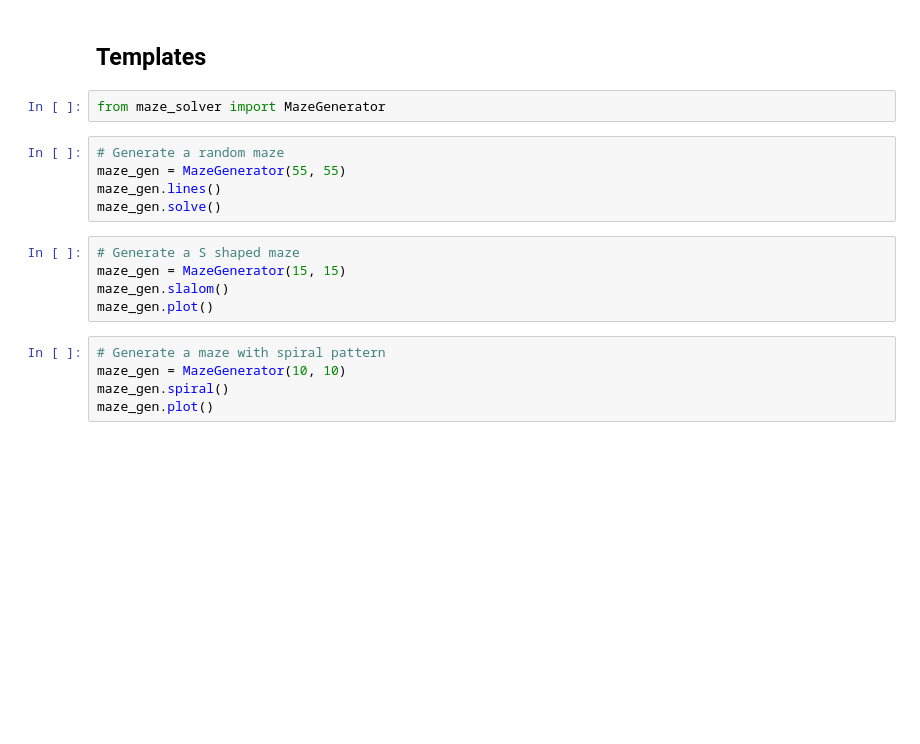
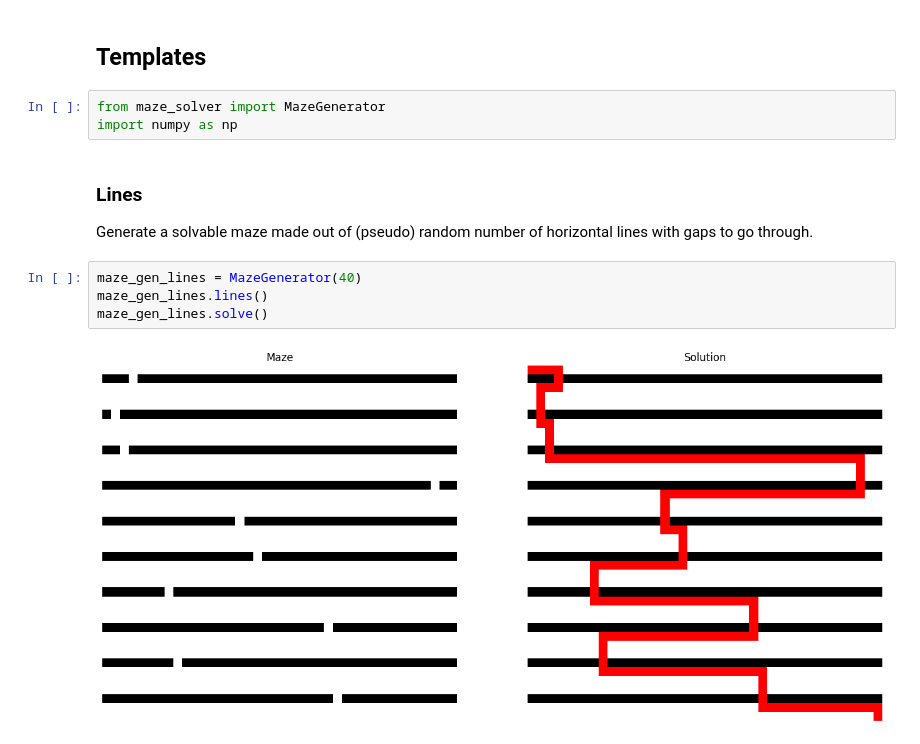
Before and after one commit to docherak/vvp_bludiste, a Jupyter notebook: examples.ipynb, the cells around one changed output. Drawn from its saved outputs; the diff is of its cells as text; blank space fills up the shorter version.

```diff
--- a/examples.ipynb
+++ b/examples.ipynb
@@ -65,18 +103,14 @@ print(dijk_6)
 ## Templates
 # %%
 from maze_solver import MazeGenerator
+import numpy as np
-# %%
-# Generate a random maze
-maze_gen = MazeGenerator(55, 55)
-maze_gen.lines()
-maze_gen.solve()
-# %%
-# Generate a S shaped maze
-maze_gen = MazeGenerator(15, 15)
-maze_gen.slalom()
-maze_gen.plot()
-# %%
-# Generate a maze with spiral pattern
-maze_gen = MazeGenerator(10, 10)
-maze_gen.spiral()
-maze_gen.plot()
+# %% [markdown]
+### Lines
+
+Generate a solvable maze made out of (pseudo) random  number of horizontal lines with gaps to go through.
+# %%
+maze_gen_lines = MazeGenerator(40)
+maze_gen_lines.lines()
+maze_gen_lines.solve()
+# %% [output]
+[figure, added]
```
Also changed, not shown: parts of 28 cells of this notebook, 3 other files.
